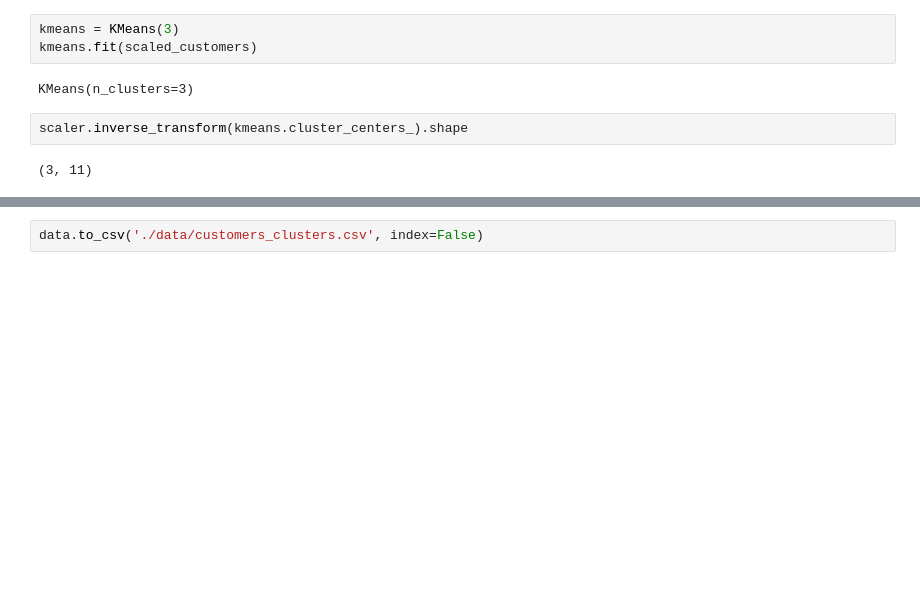
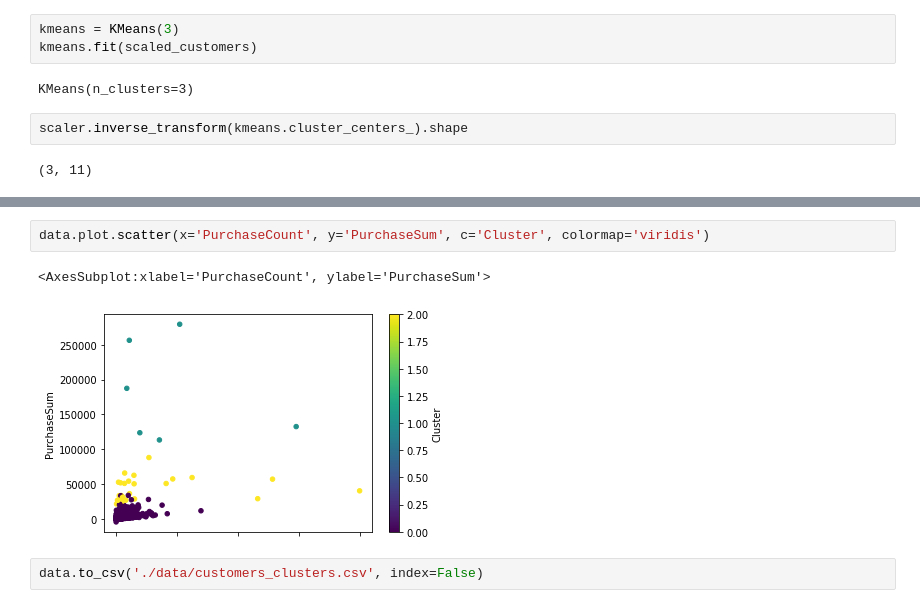
Before and after one commit to Jucarole/customer-segmentation, a Jupyter notebook: segmentation.ipynb, the cells around one changed output, grey strips where cells are left out. Cells and saved outputs as stored; diff of their text form; blank space fills up the shorter version.

```diff
--- a/segmentation.ipynb
+++ b/segmentation.ipynb
@@ -86,2 +93,7 @@ data.head()
+# %%
+data.plot.scatter(x='PurchaseCount', y='PurchaseSum', c='Cluster', colormap='viridis')
+# %% [output]
+<AxesSubplot:xlabel='PurchaseCount', ylabel='PurchaseSum'>
+[figure, added]
 # %%
 data.to_csv('./data/customers_clusters.csv', index=False)
```
Also changed, not shown: parts of 6 cells of this notebook, 6 other files.
